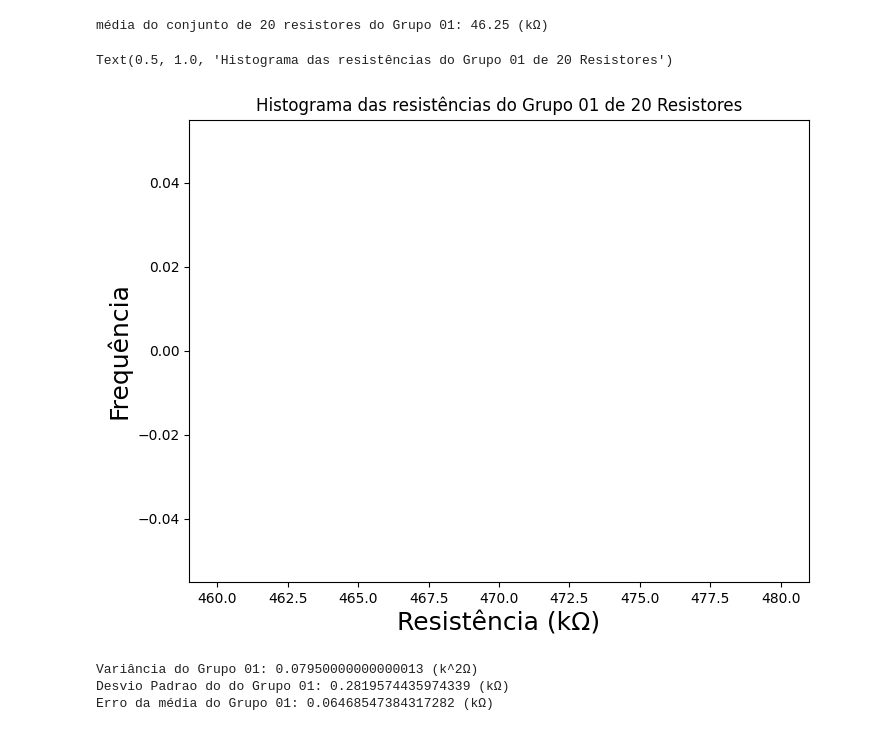
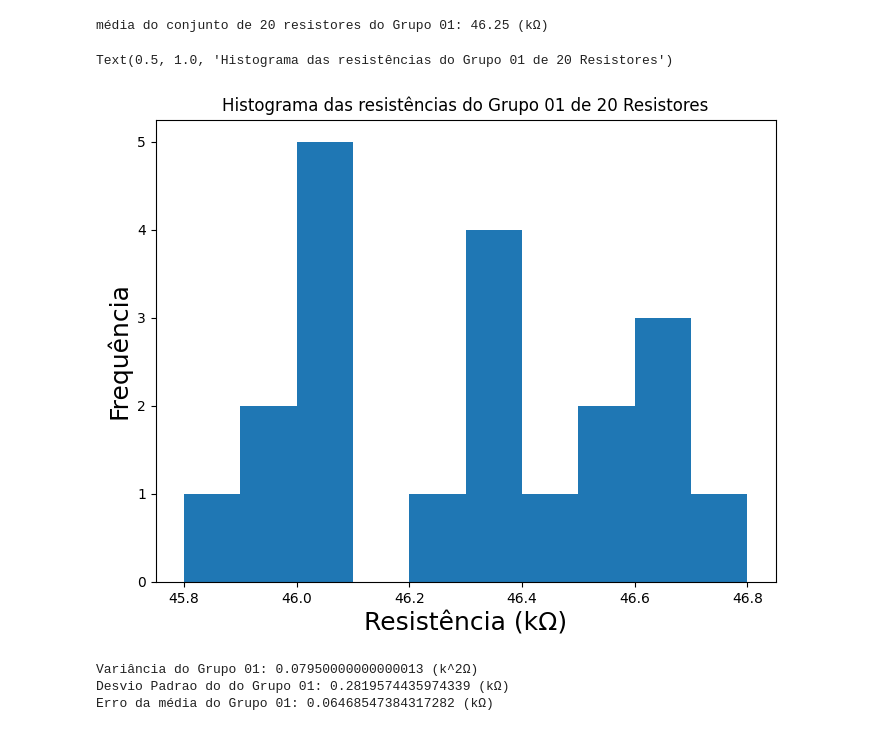
Before and after one commit to elizamelo/FisicaGeral, a Jupyter notebook: 100Resistores_46kOhms.ipynb, the cells around one changed output. Saved outputs shown, nothing was run; the diff lists cells and outputs as text; code cells hidden in the pictures.

```diff
--- a/100Resistores_46kOhms.ipynb
+++ b/100Resistores_46kOhms.ipynb
@@ -109,14 +109,14 @@ média do conjunto de 20 resistores do Grupo 01: 46.25 (kΩ)
 # %%
 fig = plt.figure( figsize=(8,6) )
 
-counts, bins, _ = plt.hist( array_GR01, bins=4, range=(460,480))
+counts, bins, _ = plt.hist( array_GR01, bins=10, range=[vmin,vmax])
 #plt.xlim( 15, 40 )
 plt.xlabel( "Resistência (kΩ)", fontsize=18 )
 plt.ylabel( "Frequência", fontsize=18 )
 plt.title('Histograma das resistências do Grupo 01 de 20 Resistores', fontsize=12 )
 # %% [output]
 Text(0.5, 1.0, 'Histograma das resistências do Grupo 01 de 20 Resistores')
-[figure, old version]
+[figure, new version]
 # %%
 var_gr1 = np.var( array_GR01, ddof=0 )
 print ( "Variância do Grupo 01: {}".format(var_gr1), "(k^2Ω)" )
```
Also changed, not shown: parts of 5 cells of this notebook.
